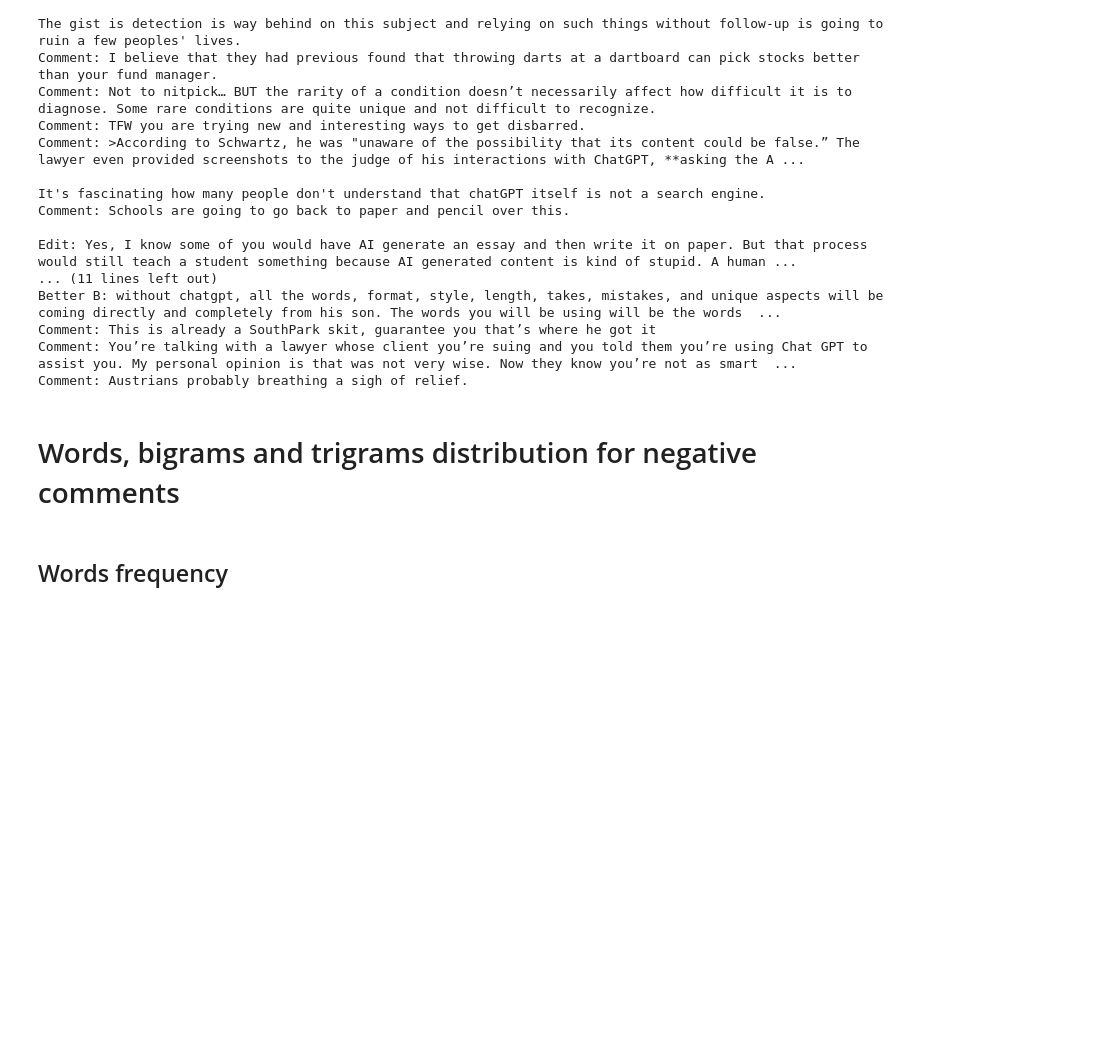
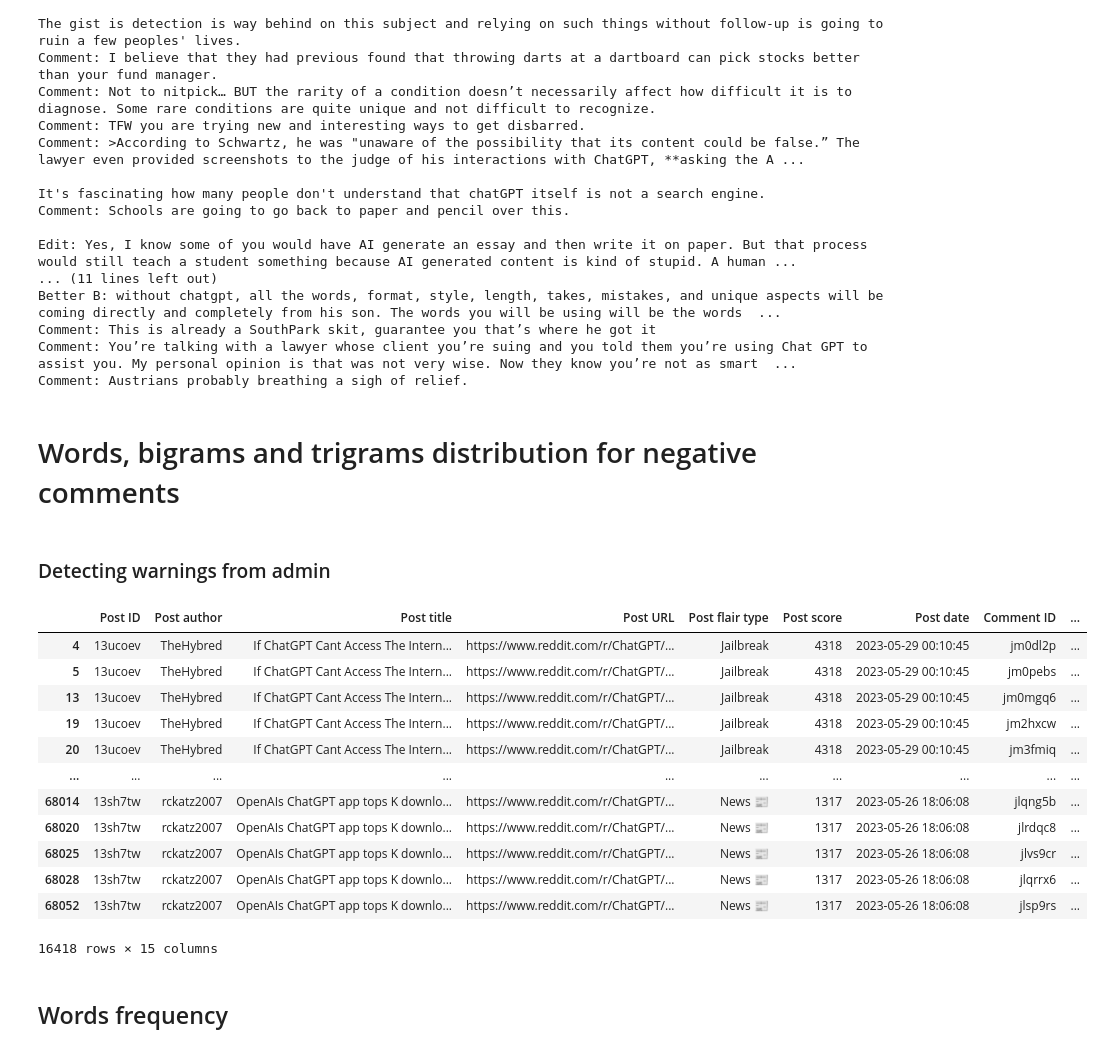
Before and after one commit to Claudio-95/DJ23-project, a Jupyter notebook: Notebook/Sentiment analysis - Complete.ipynb, the cells around one changed output. Saved outputs shown, nothing was run; the diff lists cells and outputs as text; code cells hidden in the pictures; blank space fills up the shorter version.

```diff
--- a/Notebook/Sentiment analysis - Complete.ipynb
+++ b/Notebook/Sentiment analysis - Complete.ipynb
@@ -230,9 +240,29 @@ Comment: You’re talking with a lawyer whose client you’re suing and you told
 Comment: Austrians probably breathing a sigh of relief.
 # %% [markdown]
 # Words, bigrams and trigrams distribution for negative comments
+# %% [markdown]
+### Detecting warnings from admin
 # %%
 df = df_copy
 df = df[df['Sentiment'] == 'neg']
+# %%
+substring = 'httpswwwredditcom'
+df_without_substr = df[~df['Comment'].str.contains(substring)]
+df_without_substr
+# %% [output]
+|  | Post ID | Post author | Post title | Post URL | Post flair type | Post score | Post date | Comment ID | ... |
+| 4 | 13ucoev | TheHybred | If ChatGPT Cant Access The Intern... | https://www.reddit.com/r/ChatGPT/... | Jailbreak | 4318 | 2023-05-29 00:10:45 | jm0dl2p | ... |
+| 5 | 13ucoev | TheHybred | If ChatGPT Cant Access The Intern... | https://www.reddit.com/r/ChatGPT/... | Jailbreak | 4318 | 2023-05-29 00:10:45 | jm0pebs | ... |
+| 13 | 13ucoev | TheHybred | If ChatGPT Cant Access The Intern... | https://www.reddit.com/r/ChatGPT/... | Jailbreak | 4318 | 2023-05-29 00:10:45 | jm0mgq6 | ... |
+| 19 | 13ucoev | TheHybred | If ChatGPT Cant Access The Intern... | https://www.reddit.com/r/ChatGPT/... | Jailbreak | 4318 | 2023-05-29 00:10:45 | jm2hxcw | ... |
+| 20 | 13ucoev | TheHybred | If ChatGPT Cant Access The Intern... | https://www.reddit.com/r/ChatGPT/... | Jailbreak | 4318 | 2023-05-29 00:10:45 | jm3fmiq | ... |
+| ... | ... | ... | ... | ... | ... | ... | ... | ... | ... |
+| 68014 | 13sh7tw | rckatz2007 | OpenAIs ChatGPT app tops K downlo... | https://www.reddit.com/r/ChatGPT/... | News 📰 | 1317 | 2023-05-26 18:06:08 | jlqng5b | ... |
+| 68020 | 13sh7tw | rckatz2007 | OpenAIs ChatGPT app tops K downlo... | https://www.reddit.com/r/ChatGPT/... | News 📰 | 1317 | 2023-05-26 18:06:08 | jlrdqc8 | ... |
+| 68025 | 13sh7tw | rckatz2007 | OpenAIs ChatGPT app tops K downlo... | https://www.reddit.com/r/ChatGPT/... | News 📰 | 1317 | 2023-05-26 18:06:08 | jlvs9cr | ... |
+| 68028 | 13sh7tw | rckatz2007 | OpenAIs ChatGPT app tops K downlo... | https://www.reddit.com/r/ChatGPT/... | News 📰 | 1317 | 2023-05-26 18:06:08 | jlqrrx6 | ... |
+| 68052 | 13sh7tw | rckatz2007 | OpenAIs ChatGPT app tops K downlo... | https://www.reddit.com/r/ChatGPT/... | News 📰 | 1317 | 2023-05-26 18:06:08 | jlsp9rs | ... |
+16418 rows × 15 columns
 # %% [markdown]
 ## Words frequency
 # %%
```
Also changed, not shown: parts of 16 cells of this notebook.
